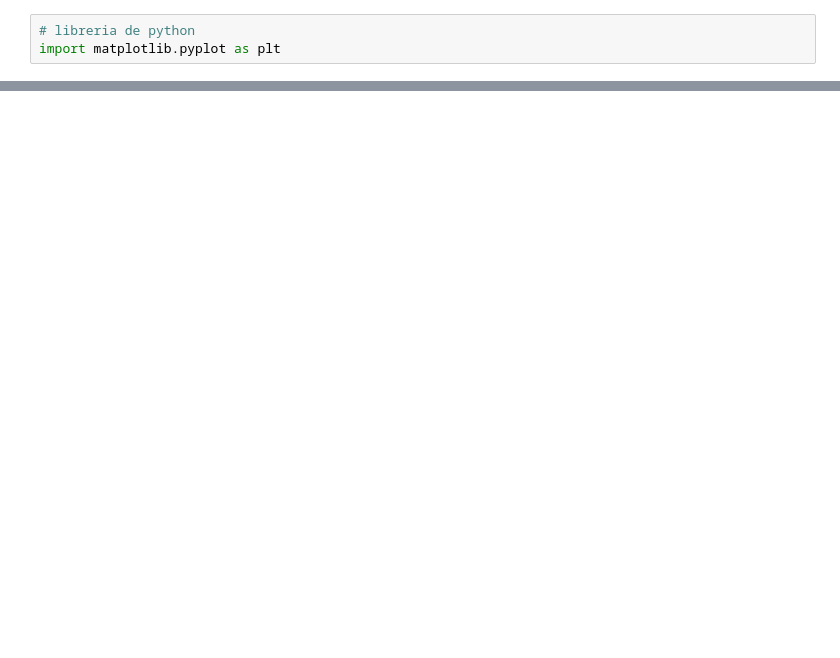
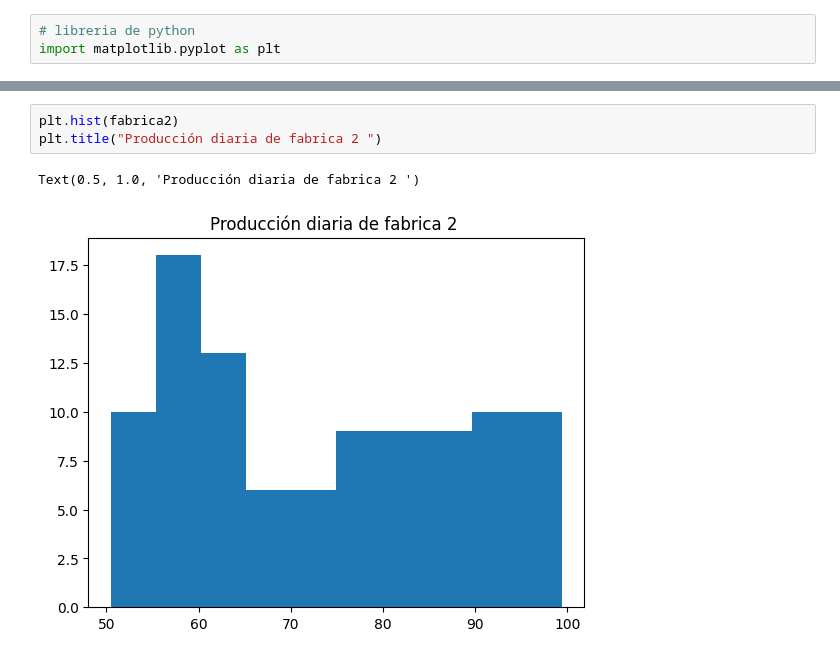
Before and after one commit to AnahiGutierrez22/Estadistica, a Jupyter notebook: Practica1.ipynb, the cells around one changed output, grey strips where cells are left out. Cells and saved outputs as stored; diff of their text form; blank space fills up the shorter version.

```diff
--- a/Practica1.ipynb
+++ b/Practica1.ipynb
@@ -101,0 +110,6 @@ Text(0.5, 1.0, 'Producción diaria de fabrica 1 ')
+# %%
+plt.hist(fabrica2)
+plt.title("Producción diaria de fabrica 2 ")
+# %% [output]
+Text(0.5, 1.0, 'Producción diaria de fabrica 2 ')
+[figure, added]
```
Also changed, not shown: parts of 12 cells of this notebook.
